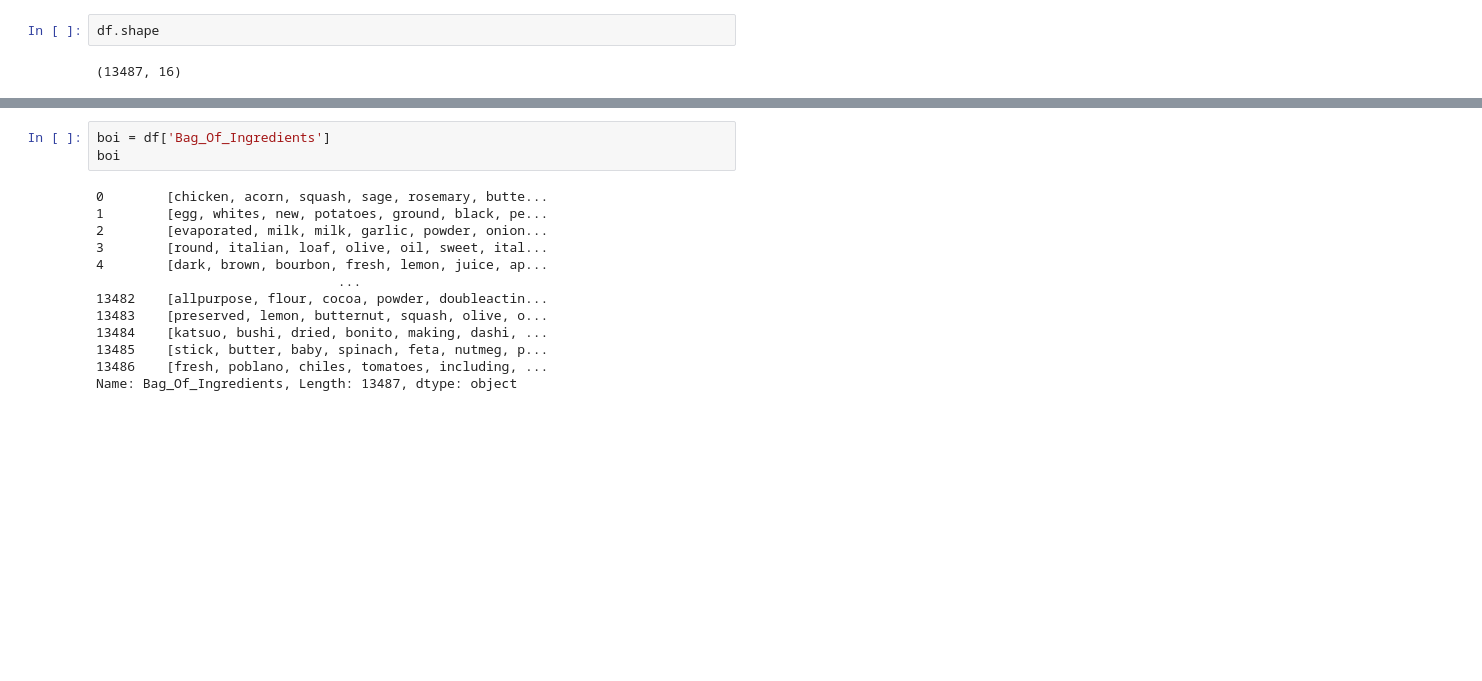
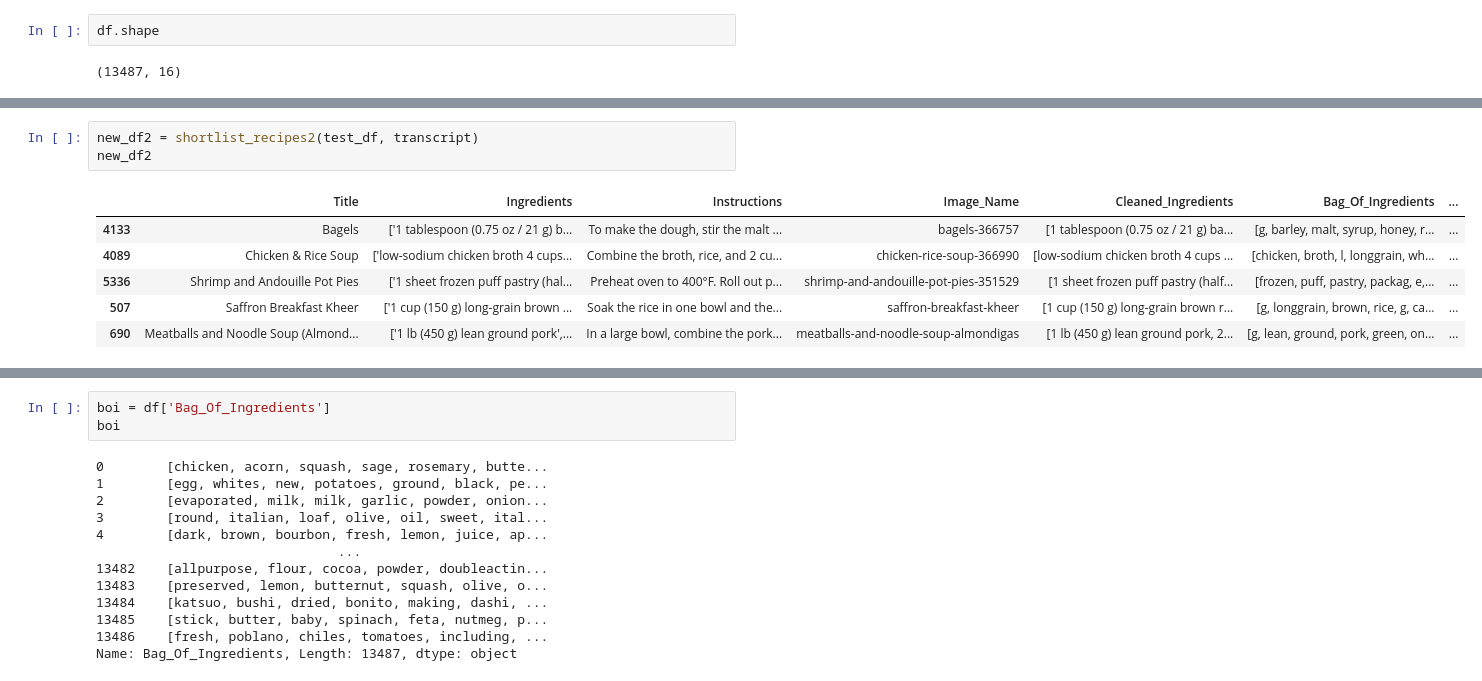
Before and after one commit to denwychan/wots_cookin, a Jupyter notebook: notebooks/DenChan_back_frontend_integration_tests.ipynb, the cells around one changed output, grey strips where cells are left out. Drawn from its saved outputs; the diff is of its cells as text; blank space fills up the shorter version.

```diff
--- a/notebooks/DenChan_back_frontend_integration_tests.ipynb
+++ b/notebooks/DenChan_back_frontend_integration_tests.ipynb
@@ -117,0 +208,10 @@ shortlist_df
+# %%
+new_df2 = shortlist_recipes2(test_df, transcript)
+new_df2
+# %% [output]
+|  | Title | Ingredients | Instructions | Image_Name | Cleaned_Ingredients | Bag_Of_Ingredients | ... |
+| 4133 | Bagels | ['1 tablespoon (0.75 oz / 21 g) b... | To make the dough, stir the malt ... | bagels-366757 | [1 tablespoon (0.75 oz / 21 g) ba... | [g, barley, malt, syrup, honey, r... | ... |
+| 4089 | Chicken & Rice Soup | ['low-sodium chicken broth 4 cups... | Combine the broth, rice, and 2 cu... | chicken-rice-soup-366990 | [low-sodium chicken broth 4 cups ... | [chicken, broth, l, longgrain, wh... | ... |
+| 5336 | Shrimp and Andouille Pot Pies | ['1 sheet frozen puff pastry (hal... | Preheat oven to 400°F. Roll out p... | shrimp-and-andouille-pot-pies-351529 | [1 sheet frozen puff pastry (half... | [frozen, puff, pastry, packag, e,... | ... |
+| 507 | Saffron Breakfast Kheer | ['1 cup (150 g) long-grain brown ... | Soak the rice in one bowl and the... | saffron-breakfast-kheer | [1 cup (150 g) long-grain brown r... | [g, longgrain, brown, rice, g, ca... | ... |
+| 690 | Meatballs and Noodle Soup (Almond... | ['1 lb (450 g) lean ground pork',... | In a large bowl, combine the pork... | meatballs-and-noodle-soup-almondigas | [1 lb (450 g) lean ground pork, 2... | [g, lean, ground, pork, green, on... | ... |
```
Also changed, not shown: parts of 23 cells of this notebook, 5 other files.
